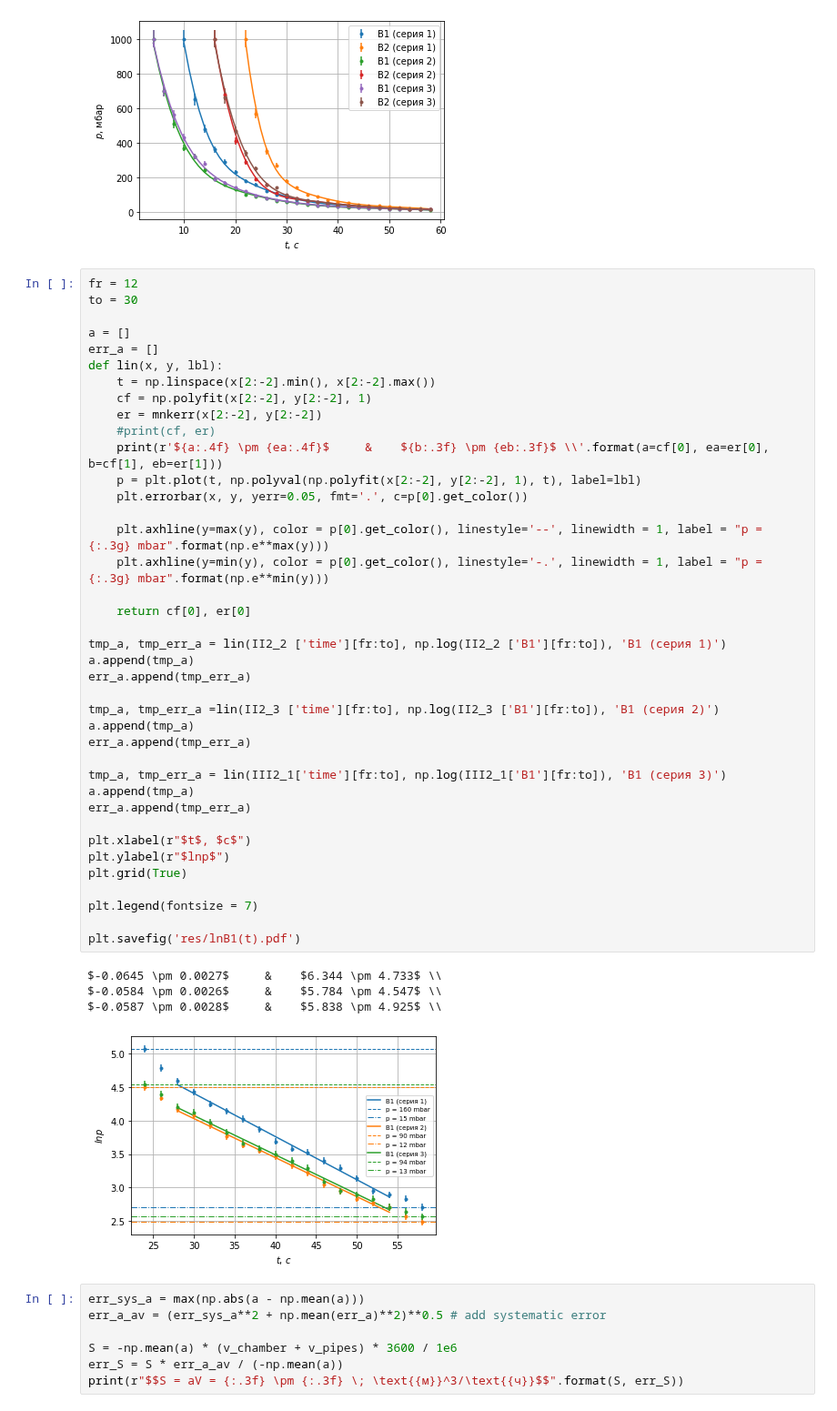
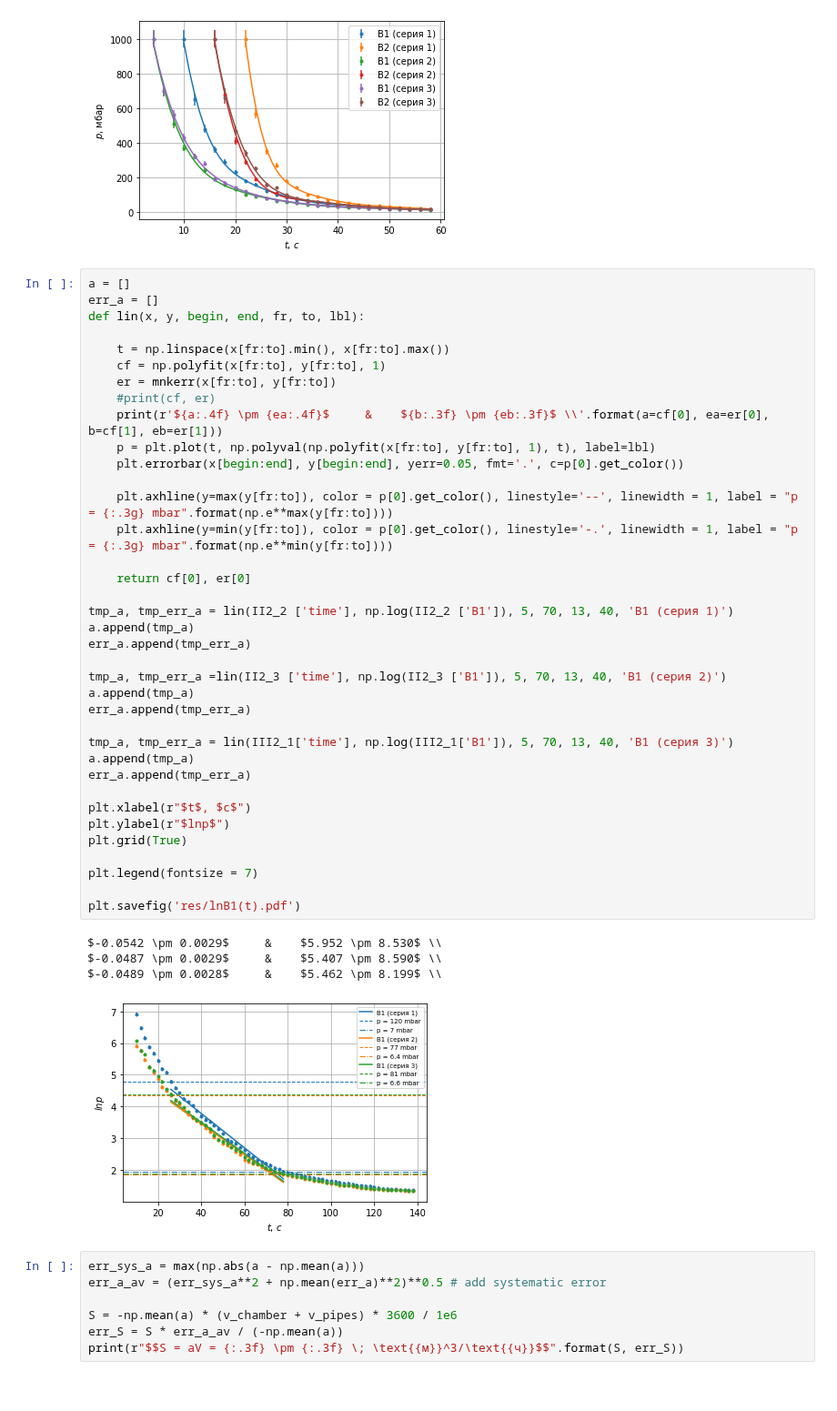
Before and after one commit to futherus/mipt_lab, a Jupyter notebook: 2.3.1/processing.ipynb, the cells around one changed output. Shown at 91% size. Cells and saved outputs as stored; diff of their text form.

```diff
--- a/2.3.1/processing.ipynb
+++ b/2.3.1/processing.ipynb
@@ -118,49 +118,47 @@ plt.savefig('res/p(t).pdf')
 # %% [output]
 [figure]
 # %%
-fr = 12
-to = 30
-
 a = []
 err_a = []
-def lin(x, y, lbl):
-    t = np.linspace(x[2:-2].min(), x[2:-2].max())
-    cf = np.polyfit(x[2:-2], y[2:-2], 1)
-    er = mnkerr(x[2:-2], y[2:-2])
+def lin(x, y, begin, end, fr, to, lbl):
+
+    t = np.linspace(x[fr:to].min(), x[fr:to].max())
+    cf = np.polyfit(x[fr:to], y[fr:to], 1)
+    er = mnkerr(x[fr:to], y[fr:to])
     #print(cf, er)
     print(r'${a:.4f} \pm {ea:.4f}$     &    ${b:.3f} \pm {eb:.3f}$ \\'.format(a=cf[0], ea=er[0], b=cf[1], eb=er[1]))
-    p = plt.plot(t, np.polyval(np.polyfit(x[2:-2], y[2:-2], 1), t), label=lbl)
-    plt.errorbar(x, y, yerr=0.05, fmt='.', c=p[0].get_color())
+    p = plt.plot(t, np.polyval(np.polyfit(x[fr:to], y[fr:to], 1), t), label=lbl)
+    plt.errorbar(x[begin:end], y[begin:end], yerr=0.05, fmt='.', c=p[0].get_color())
 
-    plt.axhline(y=max(y), color = p[0].get_color(), linestyle='--', linewidth = 1, label = "p = {:.3g} mbar".format(np.e**max(y)))
-    plt.axhline(y=min(y), color = p[0].get_color(), linestyle='-.', linewidth = 1, label = "p = {:.3g} mbar".format(np.e**min(y)))
+    plt.axhline(y=max(y[fr:to]), color = p[0].get_color(), linestyle='--', linewidth = 1, label = "p = {:.3g} mbar".format(np.e**max(y[fr:to])))
+    plt.axhline(y=min(y[fr:to]), color = p[0].get_color(), linestyle='-.', linewidth = 1, label = "p = {:.3g} mbar".format(np.e**min(y[fr:to])))
 
     return cf[0], er[0]
 
-tmp_a, tmp_err_a = lin(II2_2 ['time'][fr:to], np.log(II2_2 ['B1'][fr:to]), 'B1 (cерия 1)')
+tmp_a, tmp_err_a = lin(II2_2 ['time'], np.log(II2_2 ['B1']), 5, 70, 13, 40, 'B1 (cерия 1)')
 a.append(tmp_a)
 err_a.append(tmp_err_a)
 
-tmp_a, tmp_err_a =lin(II2_3 ['time'][fr:to], np.log(II2_3 ['B1'][fr:to]), 'B1 (cерия 2)')
+tmp_a, tmp_err_a =lin(II2_3 ['time'], np.log(II2_3 ['B1']), 5, 70, 13, 40, 'B1 (cерия 2)')
 a.append(tmp_a)
 err_a.append(tmp_err_a)
 
-tmp_a, tmp_err_a = lin(III2_1['time'][fr:to], np.log(III2_1['B1'][fr:to]), 'B1 (cерия 3)')
+tmp_a, tmp_err_a = lin(III2_1['time'], np.log(III2_1['B1']), 5, 70, 13, 40, 'B1 (cерия 3)')
 a.append(tmp_a)
 err_a.append(tmp_err_a)
 
 plt.xlabel(r"$t$, $c$")
 plt.ylabel(r"$lnp$")
 plt.grid(True)
 
 plt.legend(fontsize = 7)
 
 plt.savefig('res/lnB1(t).pdf')
 # %% [output]
-$-0.0645 \pm 0.0027$     &    $6.344 \pm 4.733$ \\
-$-0.0584 \pm 0.0026$     &    $5.784 \pm 4.547$ \\
-$-0.0587 \pm 0.0028$     &    $5.838 \pm 4.925$ \\
+$-0.0542 \pm 0.0029$     &    $5.952 \pm 8.530$ \\
+$-0.0487 \pm 0.0029$     &    $5.407 \pm 8.590$ \\
+$-0.0489 \pm 0.0028$     &    $5.462 \pm 8.199$ \\
-[figure, old version]
+[figure, new version]
 # %%
 err_sys_a = max(np.abs(a - np.mean(a)))
 err_a_av = (err_sys_a**2 + np.mean(err_a)**2)**0.5 # add systematic error
```
Also changed, not shown: parts of 2 cells of this notebook, 15 other files.
